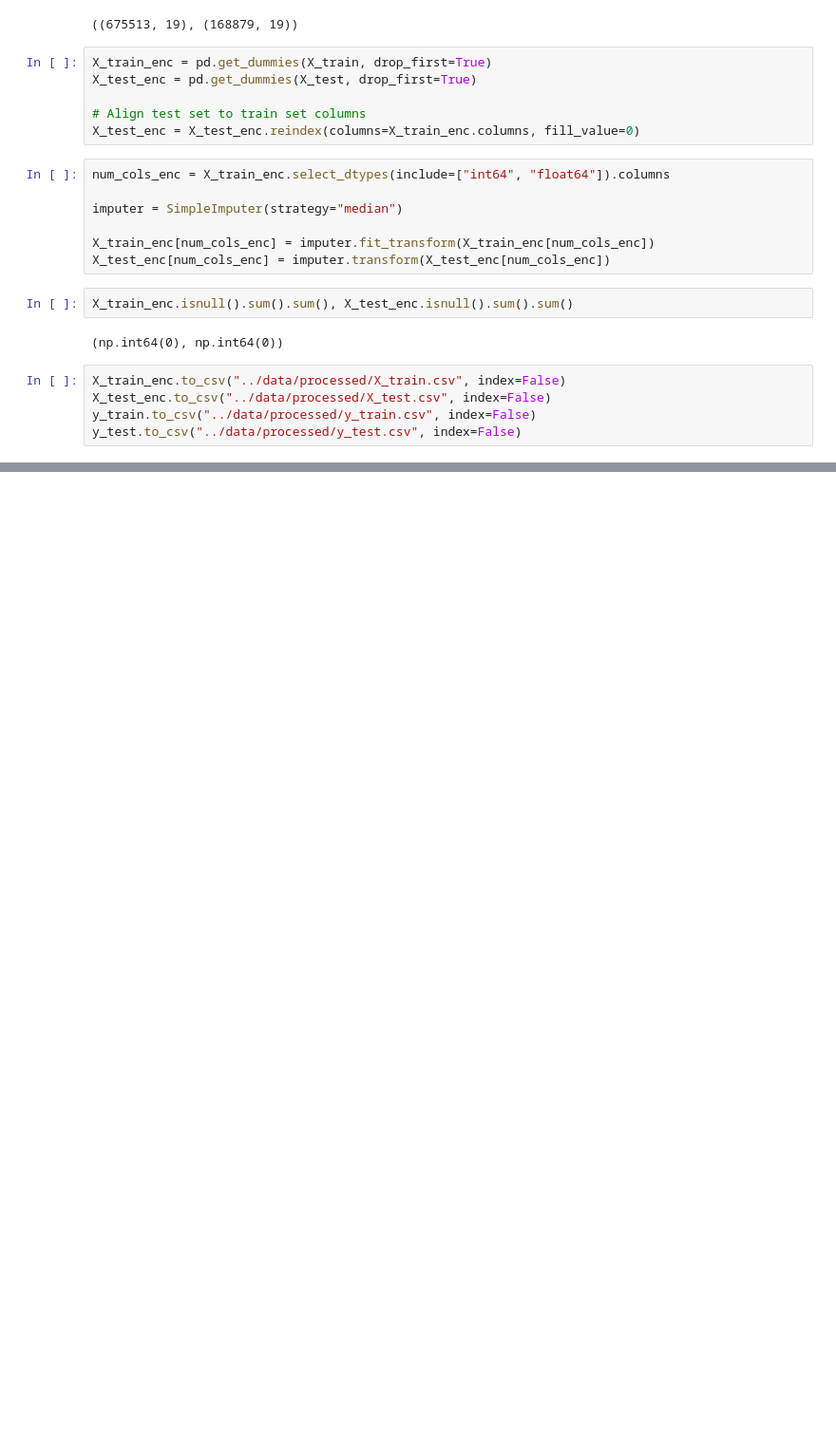
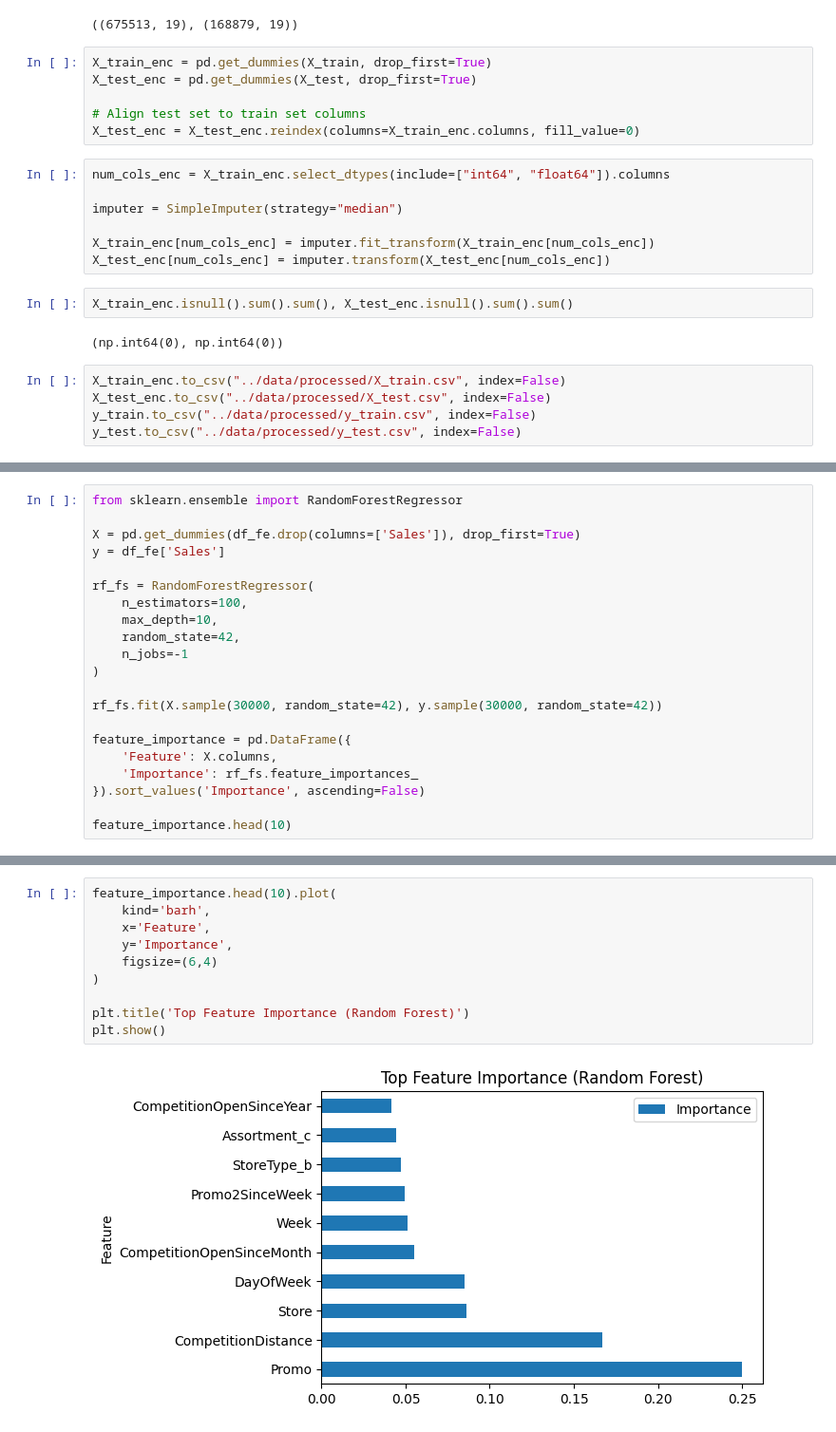
Before and after one commit to mira894/rossmann-sales-forecasting, a Jupyter notebook: notebooks/03_feature_engineering.ipynb, the cells around one changed output, grey strips where cells are left out. Shown at 95% size. Drawn from its saved outputs; the diff is of its cells as text; blank space fills up the shorter version.

```diff
--- a/notebooks/03_feature_engineering.ipynb
+++ b/notebooks/03_feature_engineering.ipynb
@@ -87,0 +119,21 @@ y_test.to_csv("../data/processed/y_test.csv", index=False)
+# %%
+from sklearn.ensemble import RandomForestRegressor
+
+X = pd.get_dummies(df_fe.drop(columns=['Sales']), drop_first=True)
+y = df_fe['Sales']
+
+rf_fs = RandomForestRegressor(
+    n_estimators=100,
+    max_depth=10,
+    random_state=42,
+    n_jobs=-1
+)
+
+rf_fs.fit(X.sample(30000, random_state=42), y.sample(30000, random_state=42))
+
+feature_importance = pd.DataFrame({
+    'Feature': X.columns,
+    'Importance': rf_fs.feature_importances_
+}).sort_values('Importance', ascending=False)
+
+feature_importance.head(10)
@@ -87,0 +152,12 @@ y_test.to_csv("../data/processed/y_test.csv", index=False)
+# %%
+feature_importance.head(10).plot(
+    kind='barh',
+    x='Feature',
+    y='Importance',
+    figsize=(6,4)
+)
+
+plt.title('Top Feature Importance (Random Forest)')
+plt.show()
+# %% [output]
+[figure, added]
```
Also changed, not shown: parts of 4 cells of this notebook, 2 other files.
